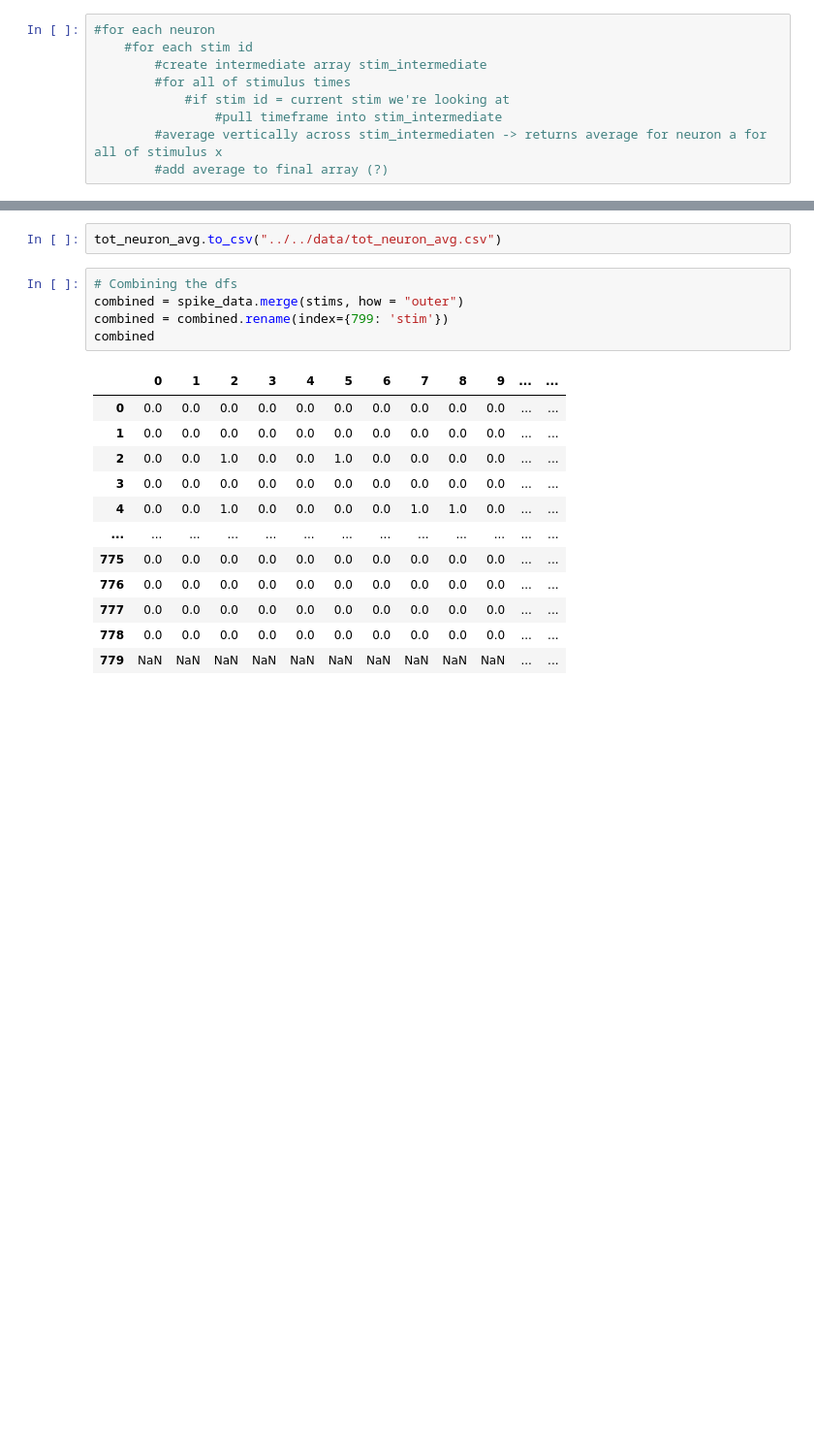
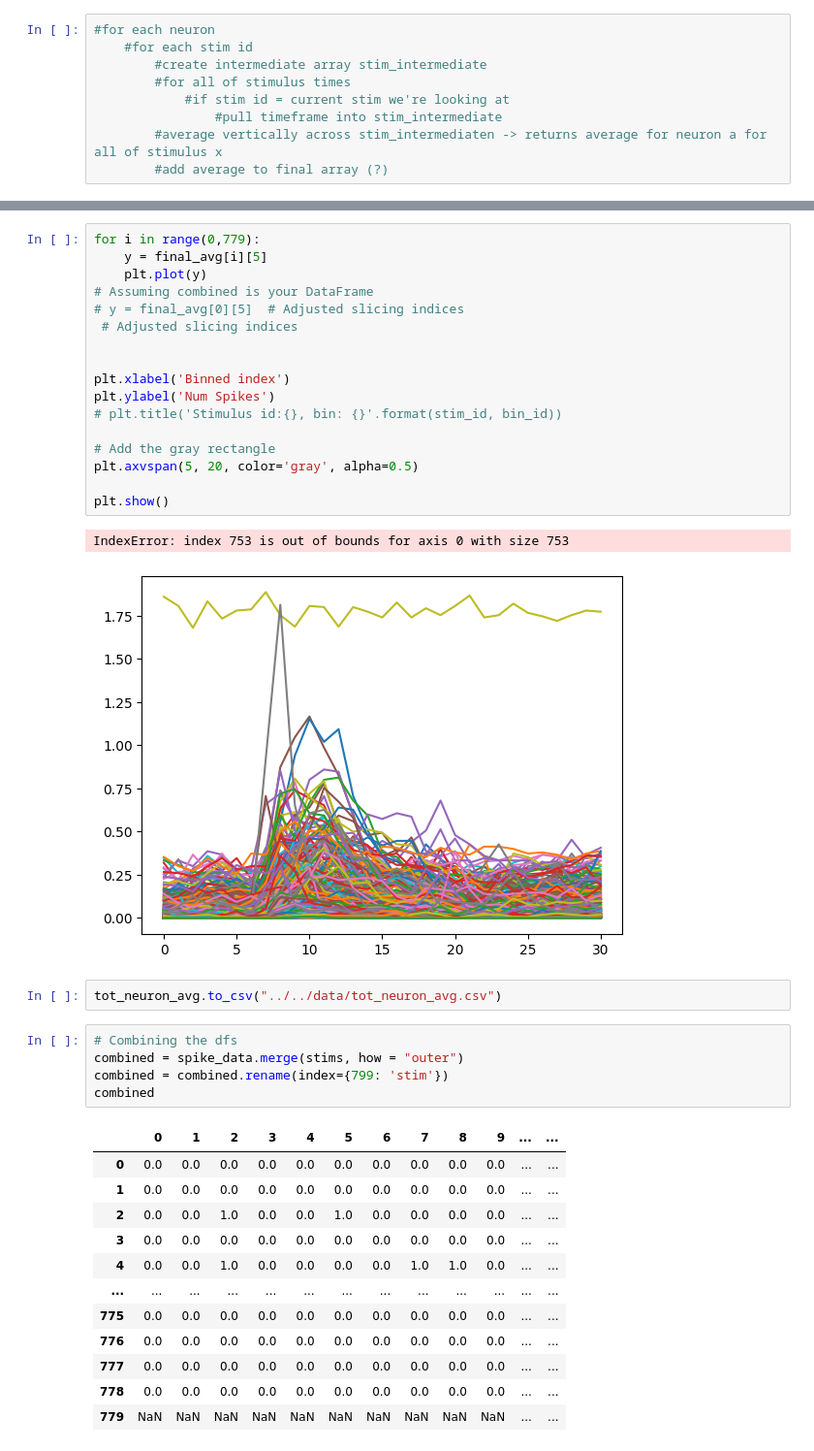
Before and after one commit to VirtualBrainLab/urchin-examples, a Jupyter notebook: li_2024/spiking_data.ipynb, the cells around one changed output, grey strips where cells are left out. Shown at 97% size. Saved outputs shown, nothing was run; the diff lists cells and outputs as text; blank space fills up the shorter version.

```diff
--- a/li_2024/spiking_data.ipynb
+++ b/li_2024/spiking_data.ipynb
@@ -145,3 +205,23 @@ plt.show()
+# %%
+for i in range(0,779):
+    y = final_avg[i][5]
+    plt.plot(y)
+# Assuming combined is your DataFrame
+# y = final_avg[0][5]  # Adjusted slicing indices
+ # Adjusted slicing indices
+
+
+plt.xlabel('Binned index')
+plt.ylabel('Num Spikes')
+# plt.title('Stimulus id:{}, bin: {}'.format(stim_id, bin_id))
+
+# Add the gray rectangle
+plt.axvspan(5, 20, color='gray', alpha=0.5)
+
+plt.show()
+# %% [output]
+IndexError: index 753 is out of bounds for axis 0 with size 753
+[figure, added]
 # %%
 tot_neuron_avg.to_csv("../../data/tot_neuron_avg.csv")
 # %%
```
Also changed, not shown: parts of 9 cells of this notebook, 1 other file.
